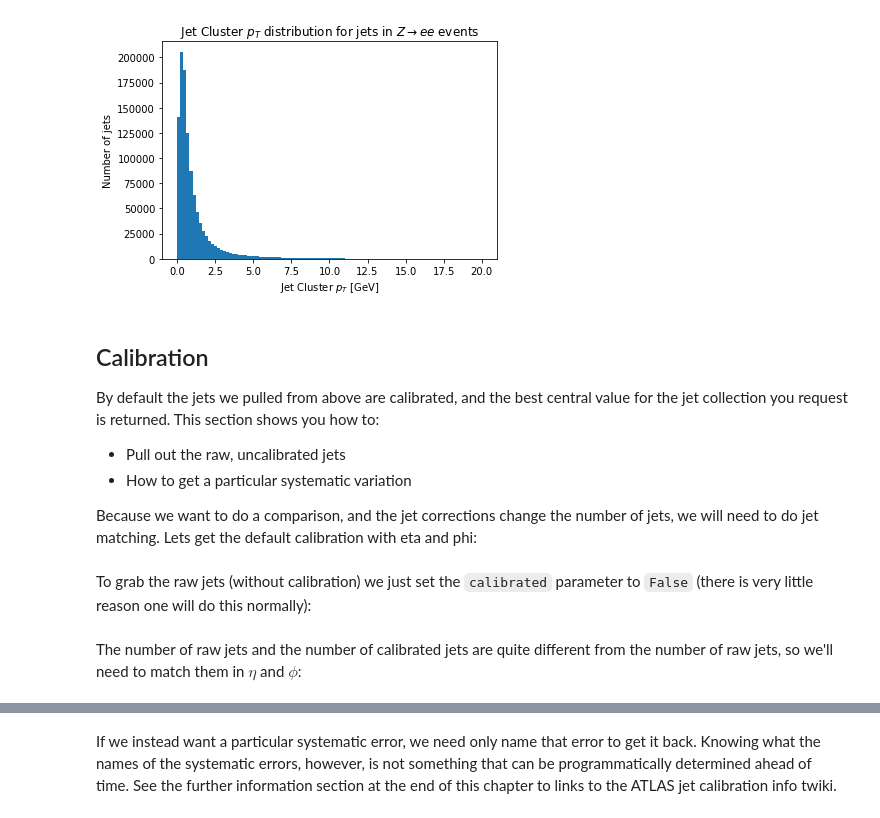
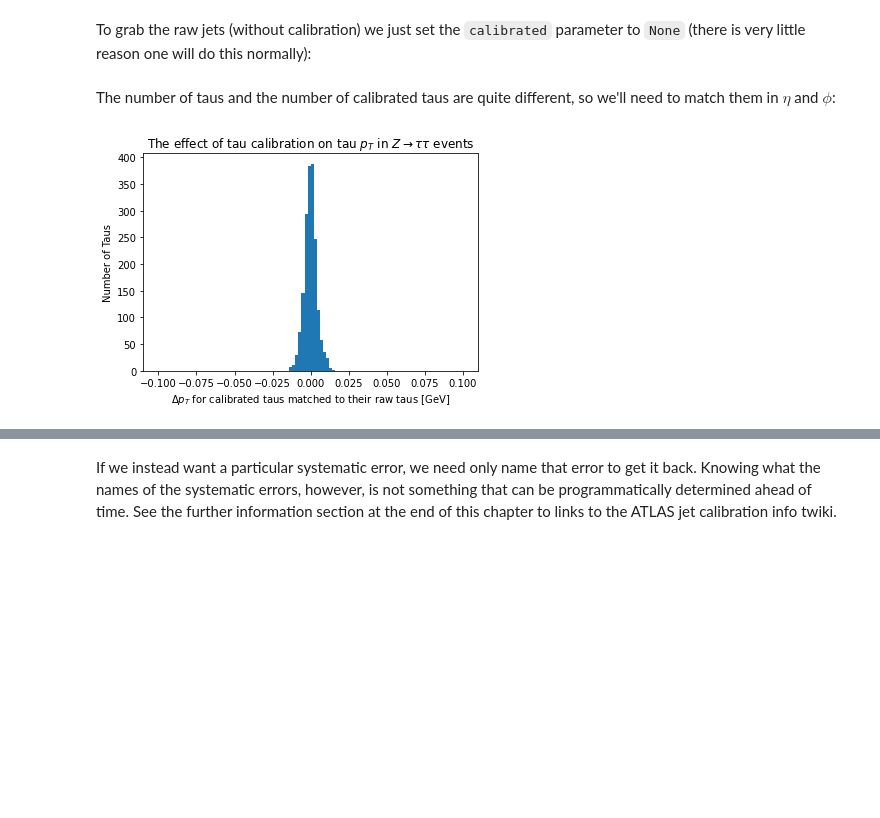
Before and after one commit to gordonwatts/xaod_usage, a Jupyter notebook: book/chapters/taus.ipynb, the cells around one changed output, grey strips where cells are left out. Cells and saved outputs as stored; diff of their text form; code cells hidden in the pictures; blank space fills up the shorter version.

```diff
--- a/book/chapters/taus.ipynb
+++ b/book/chapters/taus.ipynb
@@ -17,6 +17,6 @@ By default we fetch tau-jets from the tight working point
 # %%
 taus = (ds
-        .SelectMany(lambda e: e.TauJets("TauJets", calibration=None))
+        .SelectMany(lambda e: e.TauJets("TauJets"))
         .Select(lambda t: t.pt() / 1000.0)
         .AsAwkwardArray('tau_pt')
         .value())
@@ -64,16 +39,33 @@ topo_clusters = (ds
+# %%
+taus = (ds
+        .Select(lambda e: e.TauJets("TauJets"))
+        .Select(lambda taus: {
+            'pt': taus.Select(lambda t: t.pt() / 1000.0),
+            'eta': taus.Select(lambda t: t.eta()),
+            'phi': taus.Select(lambda t: t.phi()),
+        })
+        .AsAwkwardArray()
+        .value())
+# %% [markdown]
+To grab the raw jets (without calibration) we just set the `calibrated` parameter to `None` (there is very little reason one will do this normally):
+# %%
+raw_taus = (ds
+            .Select(lambda e: e.TauJets("TauJets", calibration=None))
+            .Select(lambda taus: {
+                'pt': taus.Select(lambda t: t.pt() / 1000.0),
+                'eta': taus.Select(lambda t: t.eta()),
+                'phi': taus.Select(lambda t: t.phi()),
+            })
+            .AsAwkwardArray()
+            .value())
+# %% [markdown]
+The number of taus and the number of calibrated taus are quite different, so we'll need to match them in $\eta$ and $\phi$:
+# %%
+raw_taus_matched = match_objects(taus, raw_taus)
 # %%
-plt.hist(topo_clusters.JetClusterPt/1000.0, bins=100, range=(0, 20))
-plt.xlabel('Jet Cluster $p_T$ [GeV]')
-plt.ylabel('Number of jets')
-_ = plt.title('Jet Cluster $p_T$ distribution for jets in $Z\\rightarrow ee$ events')
+plt.hist(ak.flatten(taus.pt-raw_taus_matched.pt)/1000.0, bins=100, range=(-0.1, 0.1))
+plt.xlabel('$\Delta p_T$ for calibrated taus matched to their raw taus [GeV]')
+plt.ylabel('Number of Taus')
+_ = plt.title('The effect of tau calibration on tau $p_T$ in $Z\\rightarrow \\tau\\tau$ events')
 # %% [output]
-[figure, old version]
+[figure, new version]
-# %% [markdown]
-## Calibration
-
-By default the jets we pulled from above are calibrated, and the best central value for the jet collection you request is returned. This section shows you how to:
-
-* Pull out the raw, uncalibrated jets
-* How to get a particular systematic variation
-
-Because we want to do a comparison, and the jet corrections change the number of jets, we will need to do jet matching. Lets get the default calibration with eta and phi:
@@ -91,2 +71,0 @@ jets = (ds
-# %% [markdown]
-To grab the raw jets (without calibration) we just set the `calibrated` parameter to `False` (there is very little reason one will do this normally):
@@ -104,2 +71,0 @@ raw_jets = (ds
-# %% [markdown]
-The number of raw jets and the number of calibrated jets are quite different from the number of raw jets, so we'll need to match them in $\eta$ and $\phi$:
```
Also changed, not shown: parts of 22 cells of this notebook, 1 other file.
